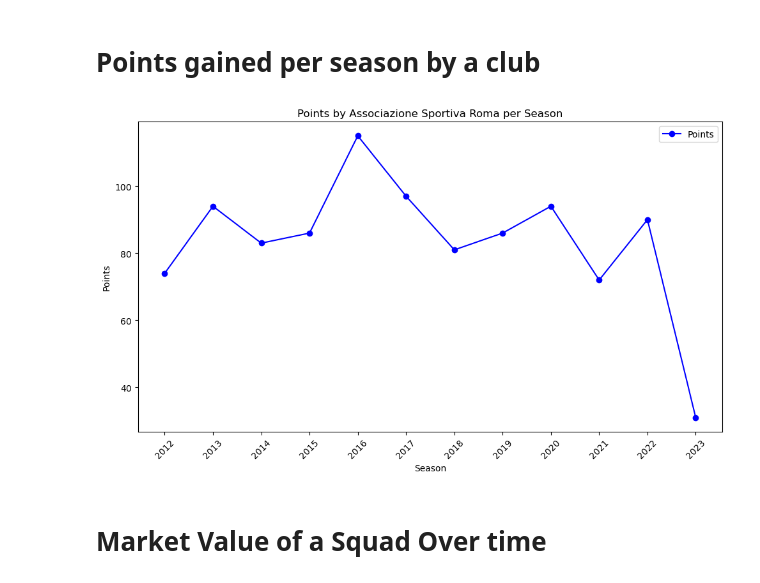
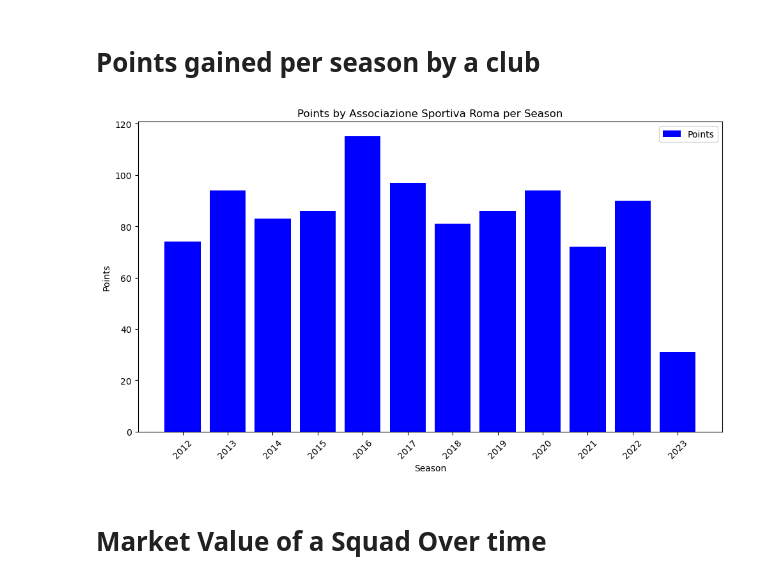
Before and after one commit to marv150302/Football-Stats-Project, a Jupyter notebook: solution/jupyter_data_analysis/data_analysis.ipynb, the cells around one changed output. Cells and saved outputs as stored; diff of their text form; code cells hidden in the pictures.

```diff
--- a/solution/jupyter_data_analysis/data_analysis.ipynb
+++ b/solution/jupyter_data_analysis/data_analysis.ipynb
@@ -1209,36 +1209,36 @@ def plot_points_per_season(club_id):
     else:
         print("Error: The expected 'season' field is missing from the MongoDB aggregation result.")
         return
 
     name_query = f"""
     SELECT name
     FROM clubs
     WHERE club_id = {club_id};
     """
     name_df = pd.read_sql_query(name_query, pg_engine)
     if not name_df.empty:
         club_name = name_df['name'].iloc[0]
     else:
         club_name = "Unknown Club"
 
     fig, ax = plt.subplots(figsize=(10, 6))
     mongo_df['season'] = mongo_df['season'].astype(str)
 
-    ax.plot(mongo_df['season'], mongo_df['points'], marker='o', linestyle='-', color='b', label='Points')
+    # Change from line plot to bar chart
+    ax.bar(mongo_df['season'], mongo_df['points'], color='b', label='Points')
 
     ax.set_xlabel('Season')
     ax.set_ylabel('Points')
     ax.set_title(f'Points by {club_name} per Season')
     ax.legend()
 
     plt.xticks(rotation=45)
     plt.tight_layout()
     plt.show()
 
-
 plot_points_per_season(club_id=12)
 # %% [output]
-[figure, old version]
+[figure, new version]
 # %% [markdown]
 # Market Value of a Squad Over time
 # %%
```
Also changed, not shown: parts of 21 cells of this notebook, 14 other files.
